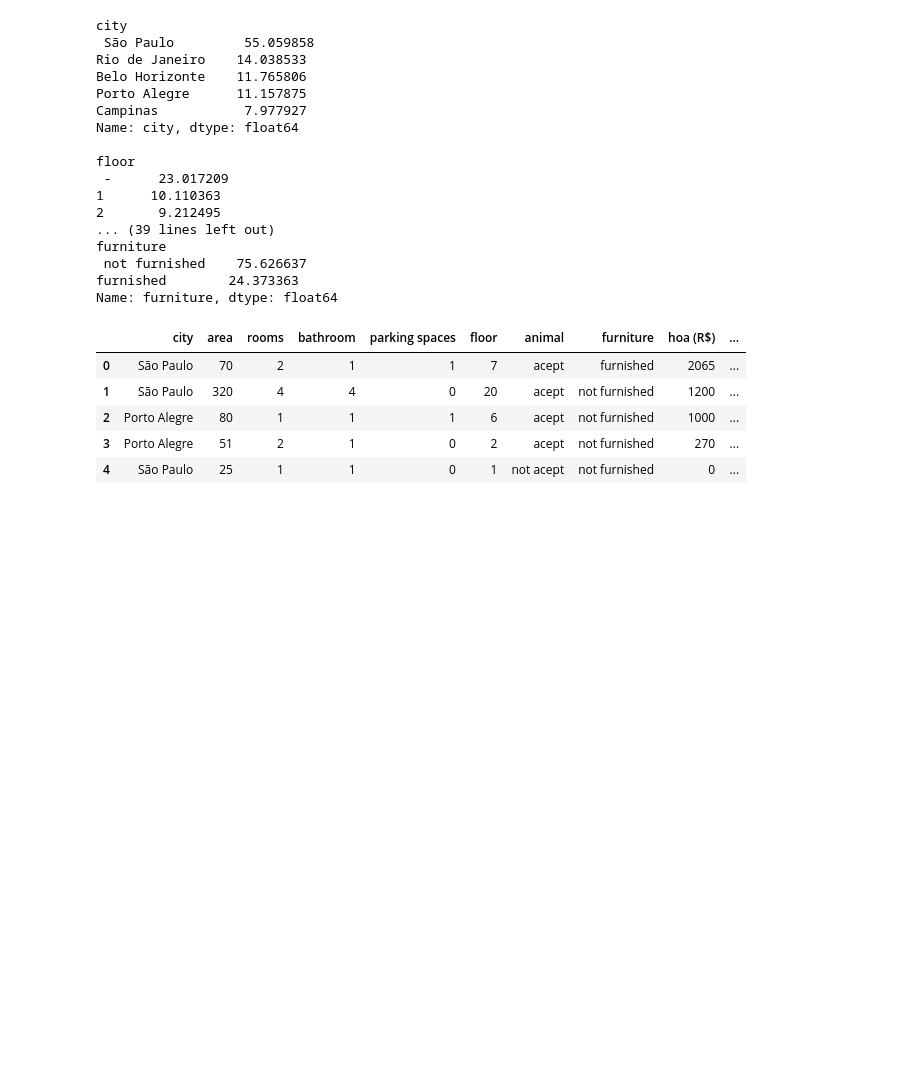
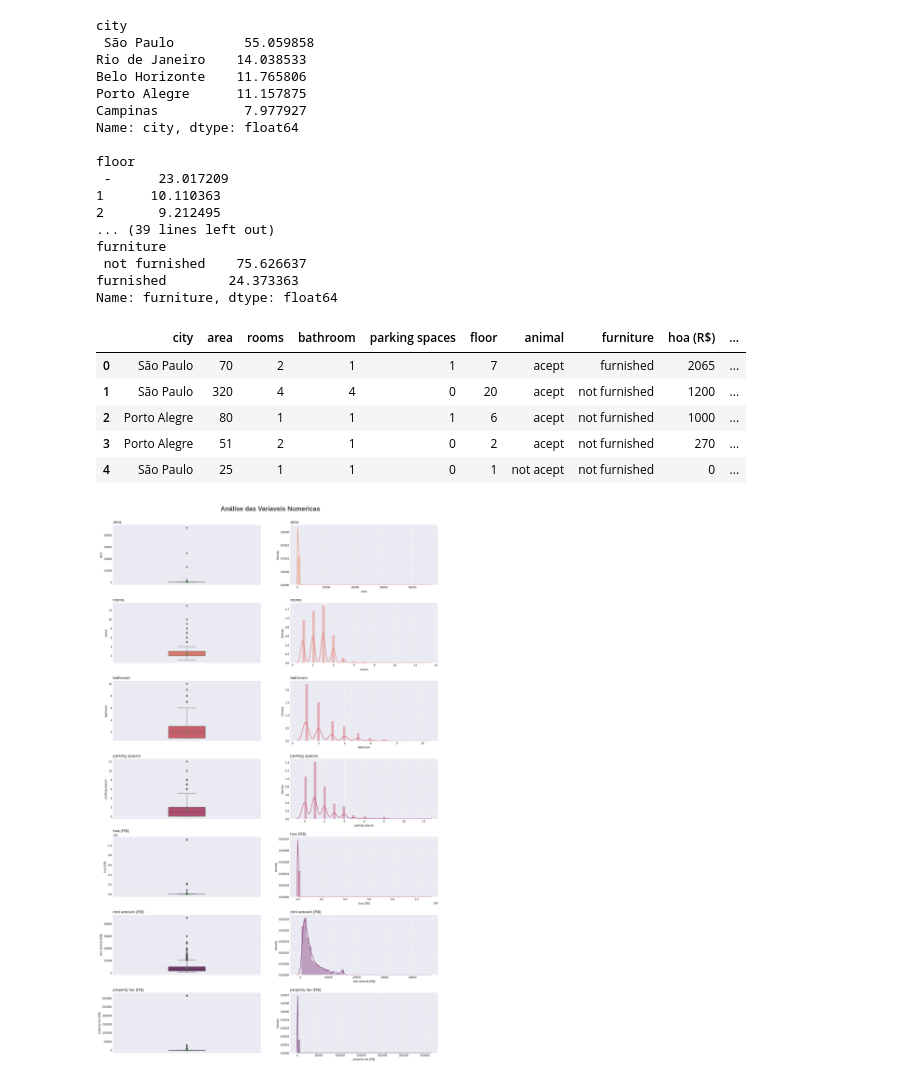
Before and after one commit to wanderson-blima/machine_learning_solucao_completa_end_to_end, a Jupyter notebook: projeto_notebook.ipynb, the cells around one changed output. Saved outputs shown, nothing was run; the diff lists cells and outputs as text; code cells hidden in the pictures; blank space fills up the shorter version.

```diff
--- a/projeto_notebook.ipynb
+++ b/projeto_notebook.ipynb
@@ -182,3 +182,52 @@ base_dados.head()
 | 2 | Porto Alegre | 80 | 1 | 1 | 1 | 6 | acept | not furnished | 1000 | ... |
 | 3 | Porto Alegre | 51 | 2 | 1 | 0 | 2 | acept | not furnished | 270 | ... |
 | 4 | São Paulo | 25 | 1 | 1 | 0 | 1 | not acept | not furnished | 0 | ... |
+# %%
+# Grid - Gráfico
+# Tamanho
+figura, eixo = plt.subplots( figsize = (20,30) )
+
+#cor de fundo
+cor_fundo = '#f5f5f5'
+
+# paleta de cores
+paleta_cores = sns.color_palette( 'flare', len(colunas_numericas) * 2)
+
+# titulo
+plt.suptitle( 'Análise das Variaveis Numericas', fontsize = 22, color = '#404040', fontweight=600)
+
+# Estrutura
+linhas = 7 # (todas as infos numericas)
+colunas = 2 # boxplot - displot
+posicao = 1 # posicao inicial do grid
+
+for coluna in colunas_numericas:
+
+    # Plot no grid
+    plt.subplot(linhas, colunas, posicao)
+
+    # Titulo
+    plt.title( f'{coluna}', loc= 'left', fontsize=14, fontweight=200)
+
+    # Plot
+    sns.boxplot( data=base_dados, y=coluna, showmeans=True, saturation=0.75, linewidth=1, color=paleta_cores[posicao], width=0.25)
+
+    # Mudar
+    posicao += 1
+
+    # Plot no grid --- Distplot
+    plt.subplot(linhas, colunas, posicao)
+
+    # Titulo
+    plt.title( f'{coluna}', loc= 'left', fontsize=14, fontweight=200)
+
+    # Plot
+    sns.distplot(base_dados[coluna], color=paleta_cores[posicao - 1])
+
+    # Mudar
+    posicao += 1
+
+# Ajuste de Grid
+plt.subplots_adjust( top=0.95, hspace=0.3)
+# %% [output]
+[figure, added]
```
Also changed, not shown: parts of 7 cells of this notebook.
